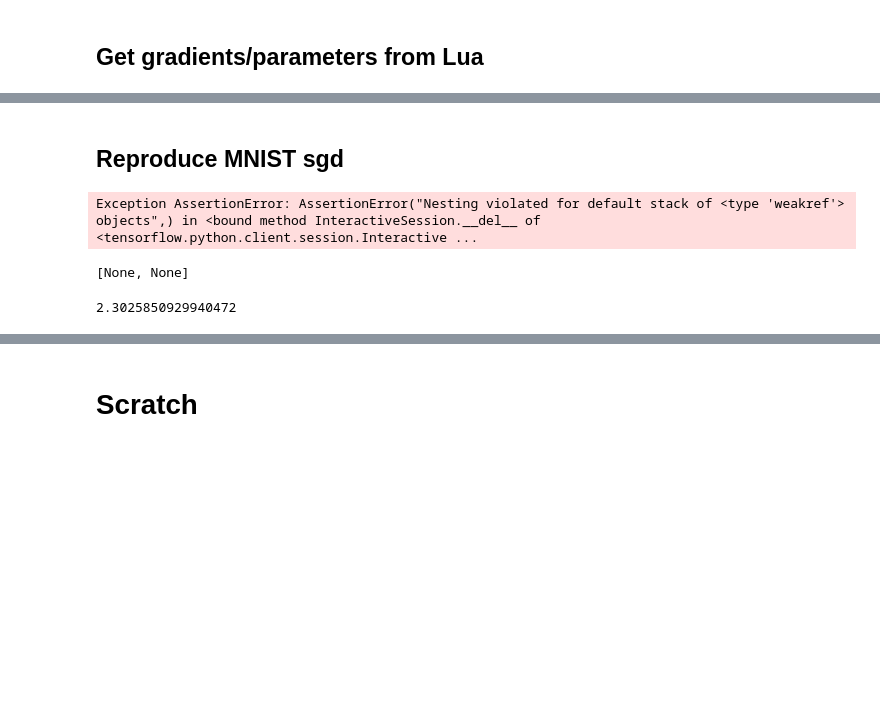
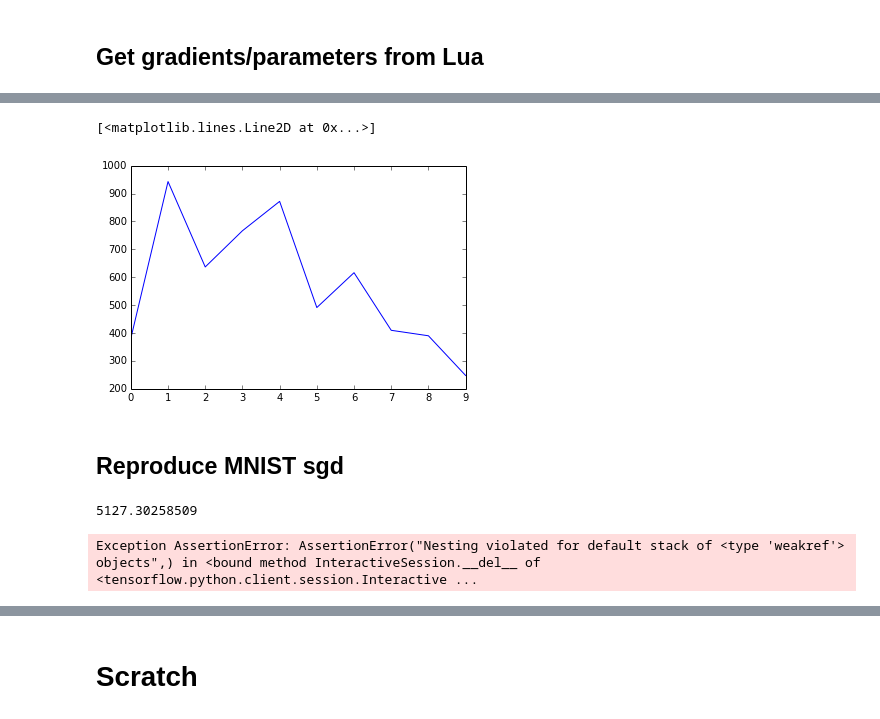
Before and after one commit to yaroslavvb/lbfgs, a Jupyter notebook: lbfgs-macbook.ipynb, the cells around one changed output, grey strips where cells are left out. Saved outputs shown, nothing was run; the diff lists cells and outputs as text; code cells hidden in the pictures; blank space fills up the shorter version.

Commit message:
Reproduce gradient results on MNIST

```diff
--- a/lbfgs-macbook.ipynb
+++ b/lbfgs-macbook.ipynb
@@ -141,3 +143,8 @@ import matplotlib.pyplot as plt
+# %%
+plt.plot([np.linalg.norm(x) for x in lua_grads])
+# %% [output]
+[<matplotlib.lines.Line2D at 0x...>]
+[figure, added]
 # %% [markdown]
 ## Reproduce MNIST sgd
 # %%
@@ -148,40 +162,48 @@ os.environ["CUDA_VISIBLE_DEVICES"]=""
 # %%
 dtype = tf.float64
-batch_size = 100
+batchSize = 100
+learningRate = 0.1
 
-W = tf.Variable(tf.ones_initializer((10, 1024), dtype=dtype))
-b = tf.Variable(tf.ones_initializer((10, 1), dtype=dtype))
-# x are column vectors, batch dimension is last
-x = tf.Variable(tf.zeros_initializer((1024, batch_size), dtype=dtype))
-targets = tf.Variable(tf.zeros_initializer((10, batch_size), dtype=dtype))
-logits = tf.matmul(W, x) + b
+tf.reset_default_graph()
 
-# cross entropy expects batch dimension to be first
-cross_entropy = tf.nn.softmax_cross_entropy_with_logits(tf.transpose(logits),
-                                                        tf.transpose(targets))
+W = tf.Variable(tf.ones_initializer((1024, 10), dtype=dtype))
+b = tf.Variable(tf.ones_initializer((1, 10), dtype=dtype))
+x = tf.Variable(tf.zeros_initializer((batchSize, 1024), dtype=dtype))
+targets = tf.Variable(tf.zeros_initializer((batchSize, 10), dtype=dtype))
+logits = tf.matmul(x, W) + b
+
+# cross entropy expects batch dimension to be first, transpose inputs
+cross_entropy = tf.nn.softmax_cross_entropy_with_logits(logits, targets)
 cross_entropy_loss = tf.reduce_mean(cross_entropy)
 Wnorm = tf.reduce_sum(tf.square(W))
 bnorm = tf.reduce_sum(tf.square(b))
 loss = cross_entropy_loss + (bnorm + Wnorm)/2
+
+# grads = tf.gradients(loss, [W, b])
+opt = tf.train.GradientDescentOptimizer(learning_rate=learningRate)
+grads_and_vars = opt.compute_gradients(loss, [W, b])
+train_step = opt.apply_gradients(grads_and_vars)
+
+W_grad = grads_and_vars[0][0]
+b_grad = grads_and_vars[1][0]
+flat_grad = concat_flatten([tf.transpose(W_grad), b_grad])
+# flat_grad = concat_flatten([grad_and_var[0] for grad_and_var in grads_and_vars])
+flat_params = concat_flatten([W, b])
+
+# initialize x and targets
+x_placeholder = tf.placeholder(dtype=dtype)
+x_init = x.assign(x_placeholder)
+
+# initialize labels
+labels_placeholder = tf.placeholder(shape=(batchSize), dtype=tf.int32)
+labels_onehot = tf.one_hot(labels_placeholder - 1, 10, dtype=dtype)  # Lua labels are off-by-one
+targets_init = targets.assign(labels_onehot)
+
+sess = tf.InteractiveSession()
+sess.run(x_init, feed_dict={x_placeholder:train_data_flat[:batchSize]})
+sess.run(targets_init, feed_dict={labels_placeholder: train_labels[:batchSize]})
+sess.run([W.initializer, b.initializer])
+print(sess.run(loss))
+# %% [output]
+5127.30258509
+Exception AssertionError: AssertionError("Nesting violated for default stack of <type 'weakref'> objects",) in <bound method InteractiveSession.__del__ of <tensorflow.python.client.session.Interactive ...
-# %%
-# initialize x and targets
-x_placeholder = tf.placeholder(dtype=dtype)
-x_init = x.assign(x_placeholder)
-
-# initialize labels
-labels_placeholder = tf.placeholder(shape=(batch_size,), dtype=tf.int32)
-# use axis=0 instead of default 1 because our batch dimension is last dimension
-labels_onehot = tf.one_hot(labels_placeholder - 1, 10, axis=0, dtype=dtype)  # Lua labels are off-by-one
-targets_init = targets.assign(labels_onehot)
-
-sess = tf.InteractiveSession()
-sess.run(x_init, feed_dict={x_placeholder:train_data_flat[:batch_size].T})
-sess.run(targets_init, feed_dict={labels_placeholder: train_labels[:batch_size]})
-sess.run([W.initializer, b.initializer])
-# %% [output]
-Exception AssertionError: AssertionError("Nesting violated for default stack of <type 'weakref'> objects",) in <bound method InteractiveSession.__del__ of <tensorflow.python.client.session.Interactive ...
-[None, None]
-# %%
-sess.run(cross_entropy_loss)
-# %% [output]
-2.3025850929940472
```
Also changed, not shown: parts of 22 cells of this notebook, 33 other files.
